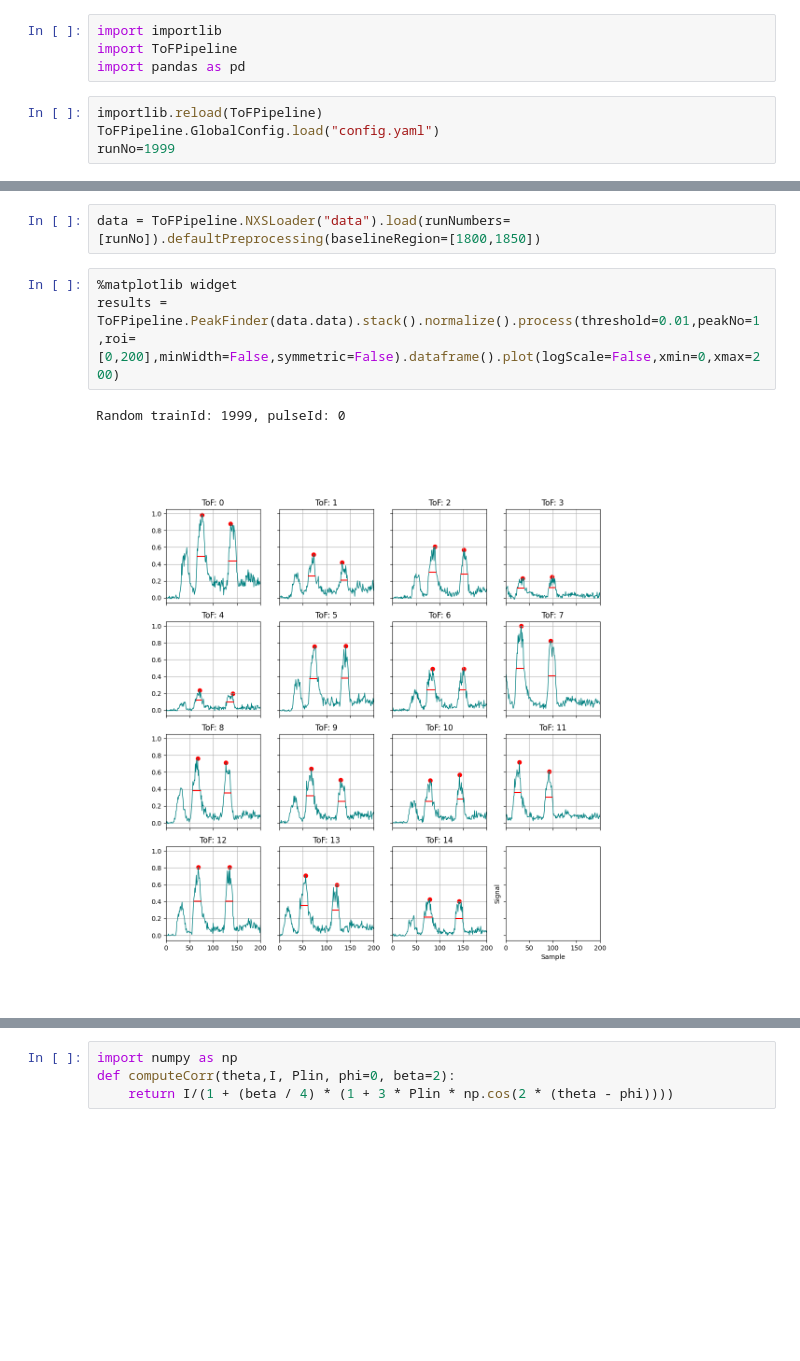
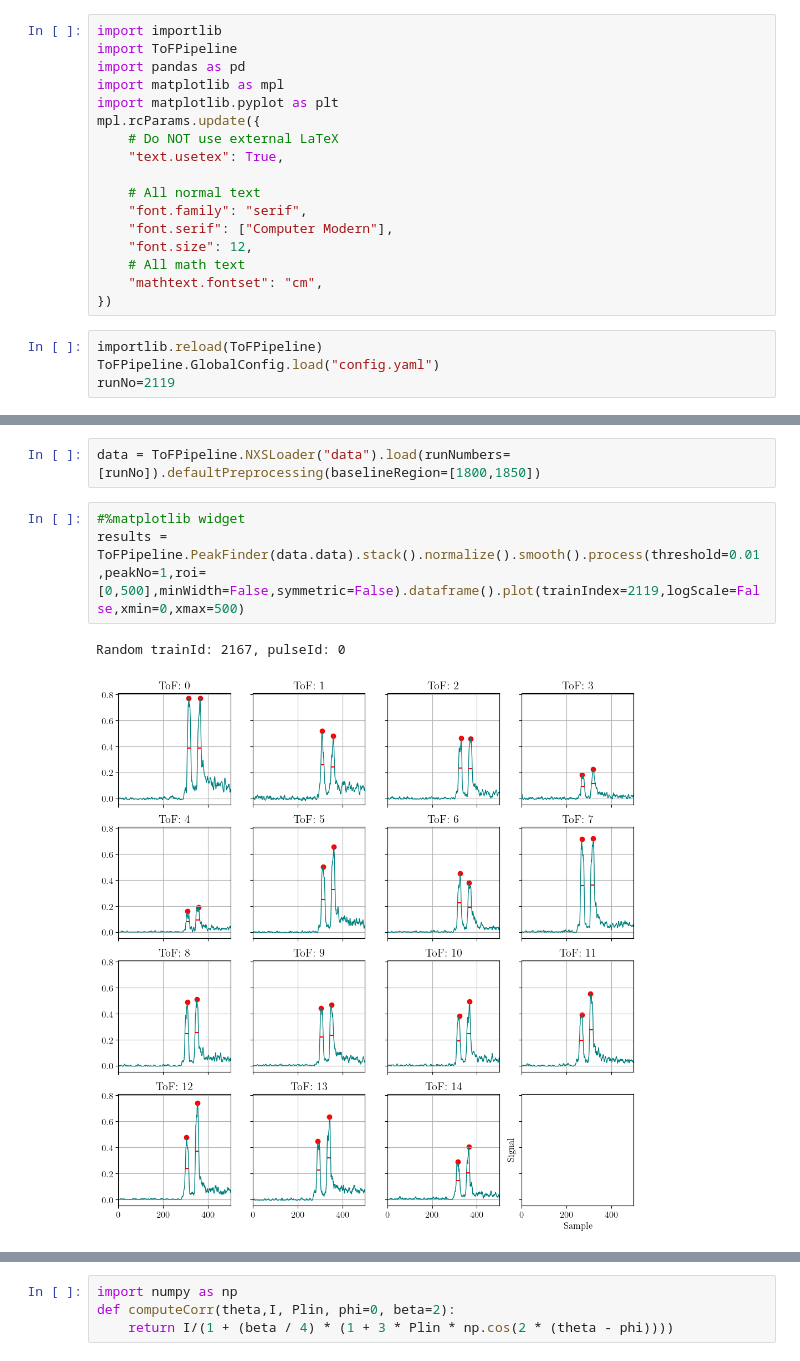
Before and after one commit to XAC-CFEL/PolScope, a Jupyter notebook: test.ipynb, the cells around one changed output, grey strips where cells are left out. Cells and saved outputs as stored; diff of their text form; blank space fills up the shorter version.

Commit message:
adjusting fonts for printing

```diff
--- a/test.ipynb
+++ b/test.ipynb
@@ -2,10 +2,23 @@
 import importlib
 import ToFPipeline
 import pandas as pd
+import matplotlib as mpl
+import matplotlib.pyplot as plt
+mpl.rcParams.update({
+    # Do NOT use external LaTeX
+    "text.usetex": True,
+
+    # All normal text
+    "font.family": "serif",
+    "font.serif": ["Computer Modern"],
+    "font.size": 12,
+    # All math text
+    "mathtext.fontset": "cm",
+})
 # %%
 importlib.reload(ToFPipeline)
 ToFPipeline.GlobalConfig.load("config.yaml")
-runNo=1999
+runNo=2119
 # %%
 raw = """
 > |Photon Energy|daq_run|Ugap|Ushift
@@ -141,11 +154,11 @@ raw = """
 # %%
 data = ToFPipeline.NXSLoader("data").load(runNumbers=[runNo]).defaultPreprocessing(baselineRegion=[1800,1850])
 # %%
-%matplotlib widget
-results = ToFPipeline.PeakFinder(data.data).stack().normalize().process(threshold=0.01,peakNo=1,roi=[0,200],minWidth=False,symmetric=False).dataframe().plot(logScale=False,xmin=0,xmax=200)
+#%matplotlib widget
+results = ToFPipeline.PeakFinder(data.data).stack().normalize().smooth().process(threshold=0.01,peakNo=1,roi=[0,500],minWidth=False,symmetric=False).dataframe().plot(trainIndex=2119,logScale=False,xmin=0,xmax=500)
 # %% [output]
-Random trainId: 1999, pulseId: 0
+Random trainId: 2167, pulseId: 0
-[figure, old version]
+[figure, new version]
 # %%
 ToFPipeline.AuxFunc(results.results).addData(data.angles, key="Angles", axis="detector")
 import pandas as pd
```
Also changed, not shown: parts of 12 cells of this notebook, 4 other files.
